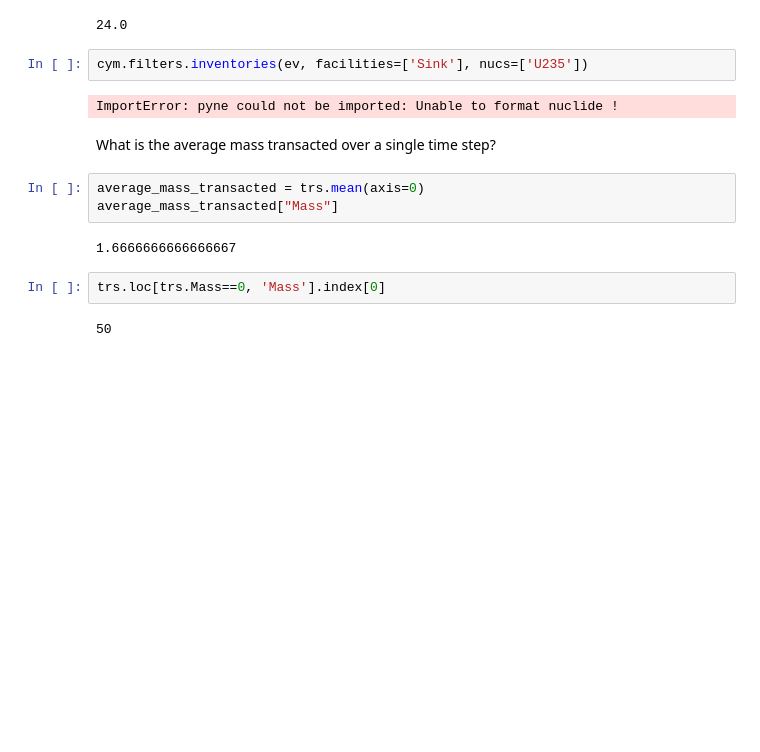
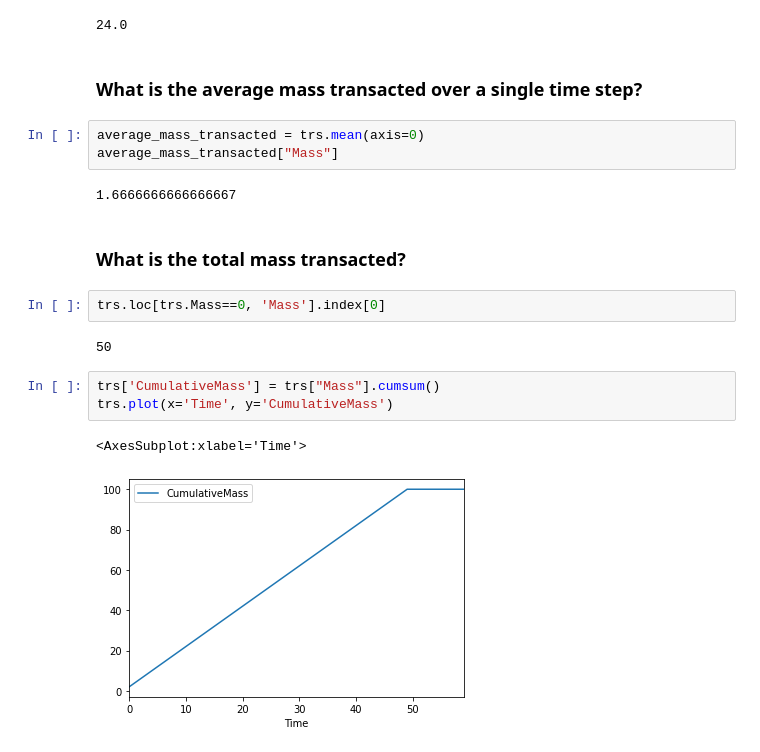
Before and after one commit to nuclearkatie/cyclus-live-demo, a Jupyter notebook: source1-sink1/source1-sink1-analysis.ipynb, the cells around one changed output. Saved outputs shown, nothing was run; the diff lists cells and outputs as text; blank space fills up the shorter version.

```diff
--- a/source1-sink1/source1-sink1-analysis.ipynb
+++ b/source1-sink1/source1-sink1-analysis.ipynb
@@ -39,18 +40,22 @@ first_year = sum([trs.loc[month][1] for month in range(0,12)])
 first_year
 # %% [output]
 24.0
-# %%
-cym.filters.inventories(ev, facilities=['Sink'], nucs=['U235'])
-# %% [output]
-ImportError: pyne could not be imported: Unable to format nuclide !
 # %% [markdown]
-What is the average mass transacted over a single time step?
+### What is the average mass transacted over a single time step?
 # %%
 average_mass_transacted = trs.mean(axis=0)
 average_mass_transacted["Mass"]
 # %% [output]
 1.6666666666666667
+# %% [markdown]
+### What is the total mass transacted?
 # %%
 trs.loc[trs.Mass==0, 'Mass'].index[0]
 # %% [output]
 50
+# %%
+trs['CumulativeMass'] = trs["Mass"].cumsum()
+trs.plot(x='Time', y='CumulativeMass')
+# %% [output]
+<AxesSubplot:xlabel='Time'>
+[figure, added]
```
Also changed, not shown: parts of 5 cells of this notebook, 2 other files.
